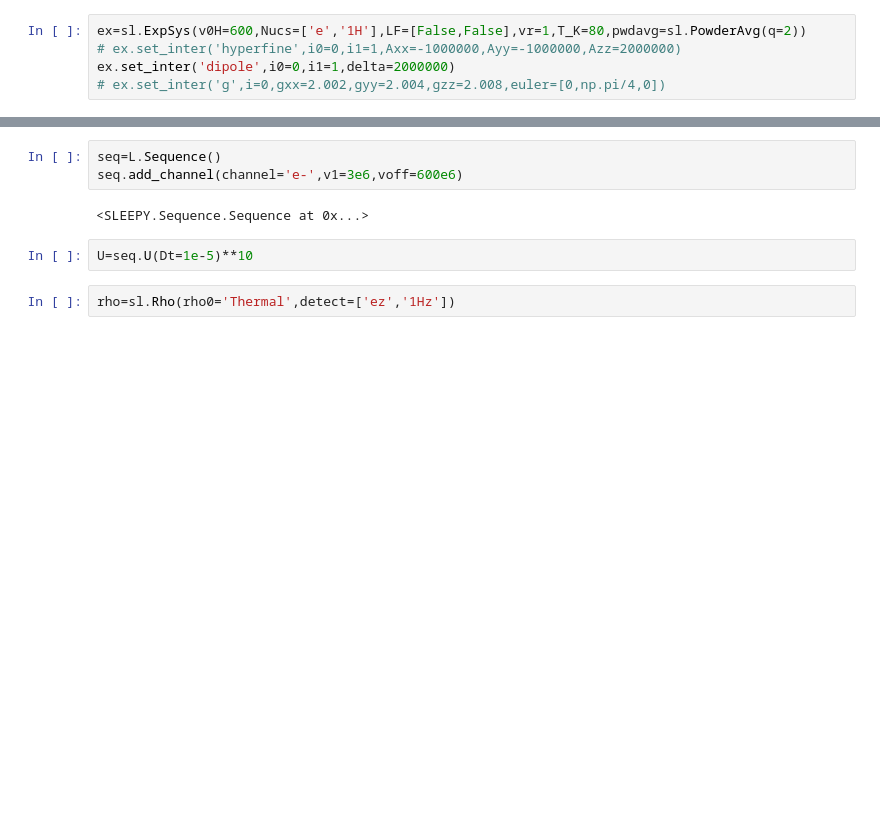
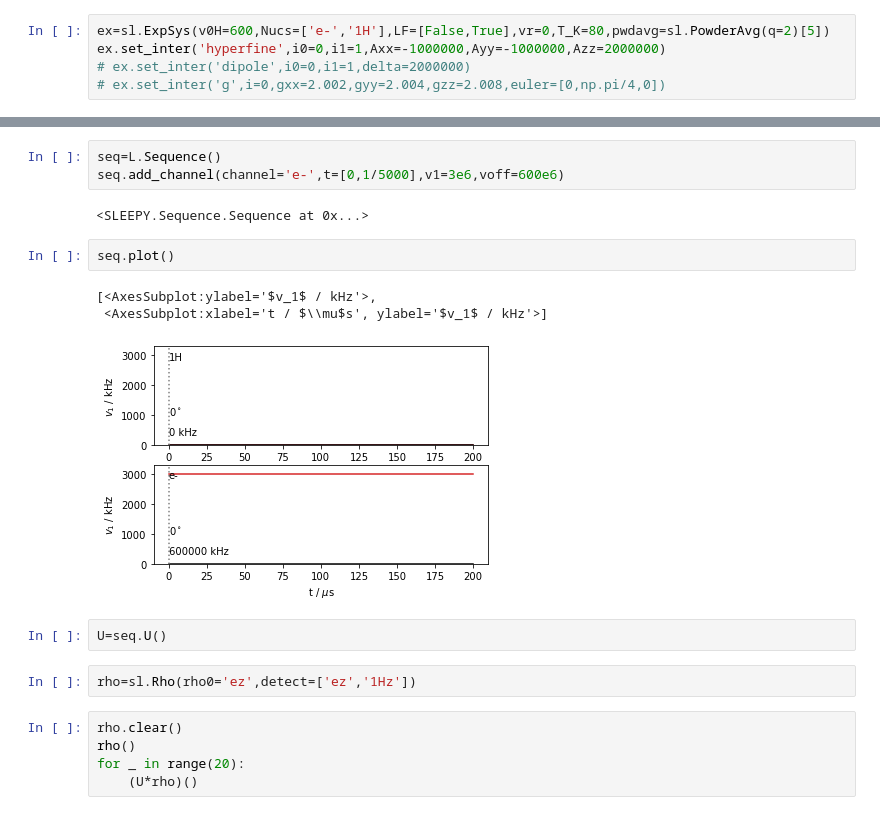
Before and after one commit to alsinmr/SLEEPY_tutorial, a Jupyter notebook: DNP/SolidEffect.ipynb, the cells around one changed output, grey strips where cells are left out. Cells and saved outputs as stored; diff of their text form; blank space fills up the shorter version.

```diff
--- a/DNP/SolidEffect.ipynb
+++ b/DNP/SolidEffect.ipynb
@@ -10,7 +11,7 @@ import matplotlib.pyplot as plt
 # %%
-ex=sl.ExpSys(v0H=600,Nucs=['e','1H'],LF=[False,False],vr=1,T_K=80,pwdavg=sl.PowderAvg(q=2))
-# ex.set_inter('hyperfine',i0=0,i1=1,Axx=-1000000,Ayy=-1000000,Azz=2000000)
-ex.set_inter('dipole',i0=0,i1=1,delta=2000000)
+ex=sl.ExpSys(v0H=600,Nucs=['e-','1H'],LF=[False,True],vr=0,T_K=80,pwdavg=sl.PowderAvg(q=2)[5])
+ex.set_inter('hyperfine',i0=0,i1=1,Axx=-1000000,Ayy=-1000000,Azz=2000000)
+# ex.set_inter('dipole',i0=0,i1=1,delta=2000000)
 # ex.set_inter('g',i=0,gxx=2.002,gyy=2.004,gzz=2.008,euler=[0,np.pi/4,0])
 # %%
 L=ex.Liouvillian()
@@ -24,12 +36,23 @@ _=L.add_relax(Type='recovery')
 # %%
 seq=L.Sequence()
-seq.add_channel(channel='e-',v1=3e6,voff=600e6)
+seq.add_channel(channel='e-',t=[0,1/5000],v1=3e6,voff=600e6)
 # %% [output]
 <SLEEPY.Sequence.Sequence at 0x...>
+# %%
+seq.plot()
+# %% [output]
+[<AxesSubplot:ylabel='$v_1$ / kHz'>,
+ <AxesSubplot:xlabel='t / $\\mu$s', ylabel='$v_1$ / kHz'>]
+[figure, added]
 # %%
-U=seq.U(Dt=1e-5)**10
+U=seq.U()
 # %%
-rho=sl.Rho(rho0='Thermal',detect=['ez','1Hz'])
+rho=sl.Rho(rho0='ez',detect=['ez','1Hz'])
+# %%
+rho.clear()
+rho()
+for _ in range(20):
+    (U*rho)()
 # %%
 rho.DetProp(U,n=2000)
 # %% [output]
```
Also changed, not shown: parts of 19 cells of this notebook.
